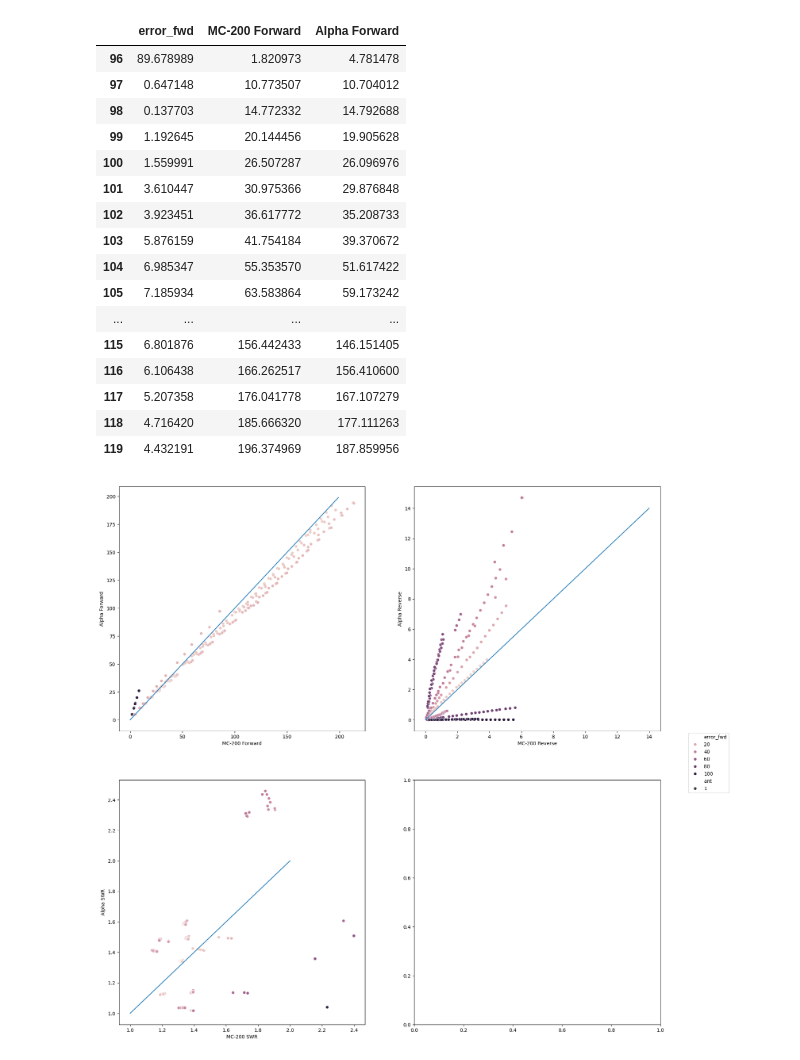
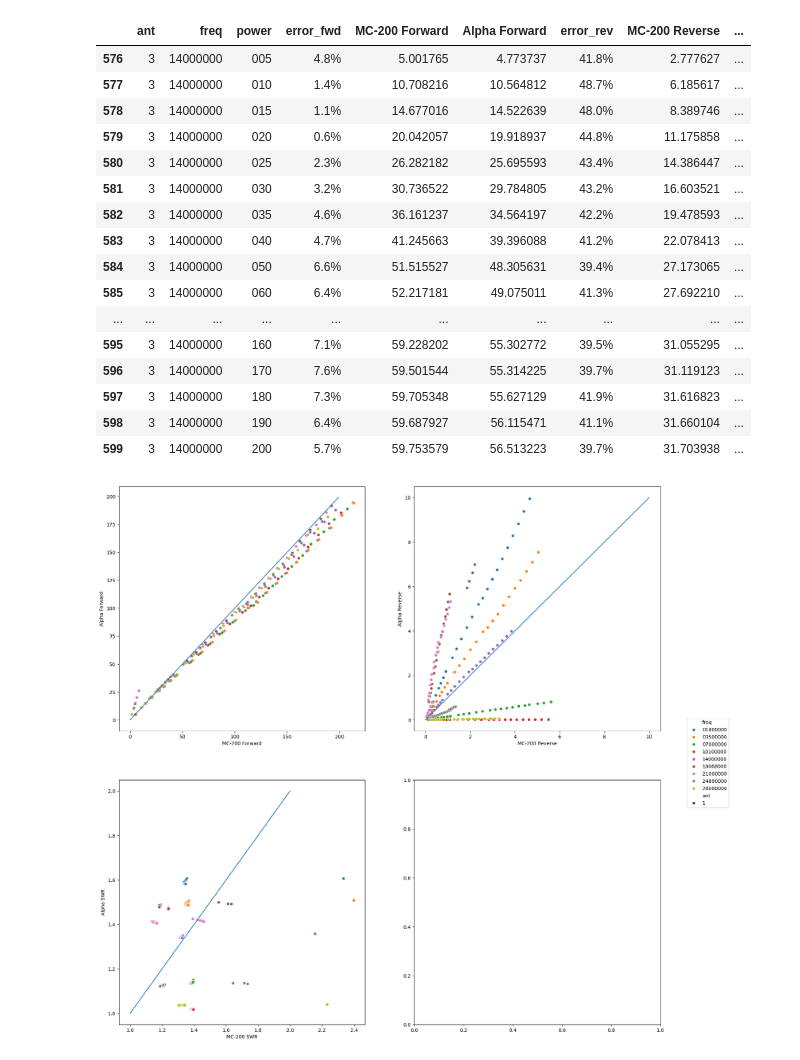
Before and after one commit to DaelonSuzuka/TunerLab, a Jupyter notebook: meter/meter_lab.ipynb, the cells around one changed output. Drawn from its saved outputs; the diff is of its cells as text; code cells hidden in the pictures.

```diff
--- a/meter/meter_lab.ipynb
+++ b/meter/meter_lab.ipynb
@@ -38,8 +38,7 @@ def load_file(*files: str):
 
                 def sim(a, b):
                     diff = abs(a - b)
-                    avg = (a + b) / 2
-                    return (diff / avg) * 100
+                    return (diff / a) * 100
 
                 record['error_fwd'] = sim(d['data']['m_fwd'], d['data']['t_fwd'])
                 record['error_rev'] = sim(d['data']['m_rev'], d['data']['t_rev'])
@@ -57,60 +56,73 @@ def load_file(*files: str):
     return df
 # %%
 df = load_file('data.jsonl')
-df = df.query('ant == 1')
+df = df.query('ant == 3')
 df = df.query('freq == "14000000"')
+# df = df.query('freq == "18068000"')
+# df = df.query('freq == "10100000"')
+# df = df.query('freq == "01800000"')
+# df = df.query('power == "020"')
 df = df.drop('Alpha Frequency', axis=1)
 df = df.drop('Alpha Temperature', axis=1)
+df['error_swr'] = df['error_swr'].apply(lambda x: f'{x:0.1f}%')
+df['error_fwd'] = df['error_fwd'].apply(lambda x: f'{x:0.1f}%')
+df['error_rev'] = df['error_rev'].apply(lambda x: f'{x:0.1f}%')
 # df = df.sort_values('error_swr', ascending=False)
-# df = df.sort_values('error_fwd')
+df = df.sort_values(['ant', 'freq', 'power'])
+
+df = df.filter(['ant', 'freq', 'power', 'error_fwd', 'MC-200 Forward', 'Alpha Forward', 'error_rev', 'MC-200 Reverse', 'Alpha Reverse', 'error_swr', 'MC-200 SWR', 'Alpha SWR'], axis=1)
+df
+
 # df = df.filter(['error_fwd', 'error_rev', 'error_swr'], axis=1)
-df = df.filter(['error_fwd', 'MC-200 Forward', 'Alpha Forward'], axis=1)
-df
+# df.median()
+# df.mean()
+# df.mode()
 # %% [output]
-|  | error_fwd | MC-200 Forward | Alpha Forward |
-| 96 | 89.678989 | 1.820973 | 4.781478 |
-| 97 | 0.647148 | 10.773507 | 10.704012 |
-| 98 | 0.137703 | 14.772332 | 14.792688 |
-| 99 | 1.192645 | 20.144456 | 19.905628 |
-| 100 | 1.559991 | 26.507287 | 26.096976 |
-| 101 | 3.610447 | 30.975366 | 29.876848 |
-| 102 | 3.923451 | 36.617772 | 35.208733 |
-| 103 | 5.876159 | 41.754184 | 39.370672 |
-| 104 | 6.985347 | 55.353570 | 51.617422 |
-| 105 | 7.185934 | 63.583864 | 59.173242 |
-| ... | ... | ... | ... |
-| 115 | 6.801876 | 156.442433 | 146.151405 |
-| 116 | 6.106438 | 166.262517 | 156.410600 |
-| 117 | 5.207358 | 176.041778 | 167.107279 |
-| 118 | 4.716420 | 185.666320 | 177.111263 |
-| 119 | 4.432191 | 196.374969 | 187.859956 |
+|  | ant | freq | power | error_fwd | MC-200 Forward | Alpha Forward | error_rev | MC-200 Reverse | ... |
+| 576 | 3 | 14000000 | 005 | 4.8% | 5.001765 | 4.773737 | 41.8% | 2.777627 | ... |
+| 577 | 3 | 14000000 | 010 | 1.4% | 10.708216 | 10.564812 | 48.7% | 6.185617 | ... |
+| 578 | 3 | 14000000 | 015 | 1.1% | 14.677016 | 14.522639 | 48.0% | 8.389746 | ... |
+| 579 | 3 | 14000000 | 020 | 0.6% | 20.042057 | 19.918937 | 44.8% | 11.175858 | ... |
+| 580 | 3 | 14000000 | 025 | 2.3% | 26.282182 | 25.695593 | 43.4% | 14.386447 | ... |
+| 581 | 3 | 14000000 | 030 | 3.2% | 30.736522 | 29.784805 | 43.2% | 16.603521 | ... |
+| 582 | 3 | 14000000 | 035 | 4.6% | 36.161237 | 34.564197 | 42.2% | 19.478593 | ... |
+| 583 | 3 | 14000000 | 040 | 4.7% | 41.245663 | 39.396088 | 41.2% | 22.078413 | ... |
+| 584 | 3 | 14000000 | 050 | 6.6% | 51.515527 | 48.305631 | 39.4% | 27.173065 | ... |
+| 585 | 3 | 14000000 | 060 | 6.4% | 52.217181 | 49.075011 | 41.3% | 27.692210 | ... |
+| ... | ... | ... | ... | ... | ... | ... | ... | ... | ... |
+| 595 | 3 | 14000000 | 160 | 7.1% | 59.228202 | 55.302772 | 39.5% | 31.055295 | ... |
+| 596 | 3 | 14000000 | 170 | 7.6% | 59.501544 | 55.314225 | 39.7% | 31.119123 | ... |
+| 597 | 3 | 14000000 | 180 | 7.3% | 59.705348 | 55.627129 | 41.9% | 31.616823 | ... |
+| 598 | 3 | 14000000 | 190 | 6.4% | 59.687927 | 56.115471 | 41.1% | 31.660104 | ... |
+| 599 | 3 | 14000000 | 200 | 5.7% | 59.753579 | 56.513223 | 39.7% | 31.703938 | ... |
 # %%
 df = load_file('data.jsonl')
 
 df = df.query('ant == 1')
+df = df.query('freq != "50000000"')
 
 fig, ax = plt.subplots(2, 2, figsize=(20, 20))
 
 
 def make_line(a, *r):
     line = pd.DataFrame.from_records([{'x': i, 'y': i} for i in range(*r)])
     sns.lineplot(line, x='x', y='y', ax=a)
 
 
-sns.scatterplot(df, x='MC-200 Forward', y='Alpha Forward', hue='error_fwd', style='ant', ax=ax[0, 0])
+sns.scatterplot(df, x='MC-200 Forward', y='Alpha Forward', hue='freq', style='ant', ax=ax[0, 0])
 make_line(ax[0, 0], 200)
 
-sns.scatterplot(df, x='MC-200 Reverse', y='Alpha Reverse', hue='error_rev', style='ant', ax=ax[0, 1])
-make_line(ax[0, 1], 15)
+sns.scatterplot(df, x='MC-200 Reverse', y='Alpha Reverse', hue='freq', style='ant', ax=ax[0, 1])
+make_line(ax[0, 1], 11)
 
-sns.scatterplot(df, x='MC-200 SWR', y='Alpha SWR', hue='error_swr', style='ant', ax=ax[1, 0])
+sns.scatterplot(df, x='MC-200 SWR', y='Alpha SWR', hue='freq', style='ant', ax=ax[1, 0])
 make_line(ax[1, 0], 1, 3)
 
 handles, labels = ax[0, 0].get_legend_handles_labels()
 fig.legend(handles, labels, loc='center right')
 
 ax[0, 0].get_legend().remove()
 ax[0, 1].get_legend().remove()
 ax[1, 0].get_legend().remove()
 # %% [output]
-[figure, old version]
+[figure, new version]
```
Also changed, not shown: 1 other file.
